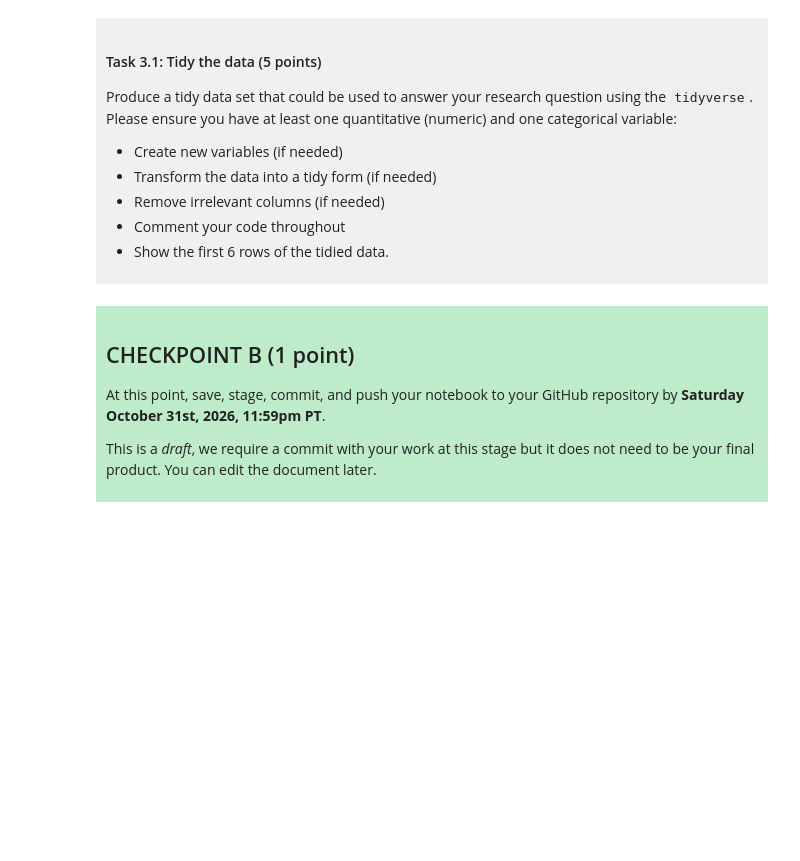
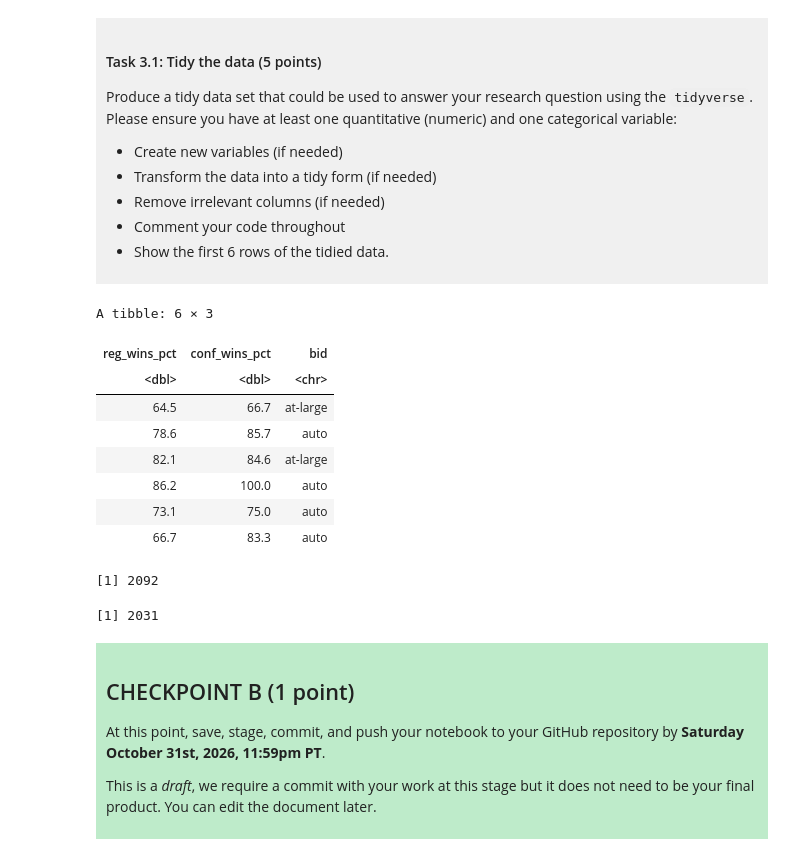
Before and after one commit to leonatsang806/dsci-100-project-leona-tsang, a Jupyter notebook: dsci-100-project-notebook.ipynb, the cells around one changed output. Cells and saved outputs as stored; diff of their text form; code cells hidden in the pictures; blank space fills up the shorter version.

Commit message:
Completed Checkpoint B
Decided on my research question and tidied my data

```diff
--- a/dsci-100-project-notebook.ipynb
+++ b/dsci-100-project-notebook.ipynb
@@ -208,7 +220,29 @@ Produce a tidy data set that could be used to answer your research question usin
 
 </div>
 # %%
-### EDIT THIS CODE CELL ###
+tidy_march_madness <- march_madness |>
+    select(reg_wins_pct, conf_wins_pct, bid)|>
+    na.omit()
+head(tidy_march_madness)
+#I am selecting only my columns of interest, which includes my predictor variables (reg_wins_pct and conf_wins_pct) and response variable (bid)
+#I also used na.omit to remove any rows containing NA values as NA values would interfere with further calculations.
+
+nrow(march_madness)
+nrow(tidy_march_madness)
+#I'm using nrow on my original and tidy data frames to see if using na.omit removed a significant amount of rows which may compromises my model.
+#As only 60 out of the 2092 total observations were removed, I decided that removing all NA rows would not significantly affect my model.
+# %% [output]
+A tibble: 6 × 3
+| reg_wins_pct | conf_wins_pct | bid |
+| <dbl> | <dbl> | <chr> |
+| 64.5 | 66.7 | at-large |
+| 78.6 | 85.7 | auto |
+| 82.1 | 84.6 | at-large |
+| 86.2 | 100.0 | auto |
+| 73.1 | 75.0 | auto |
+| 66.7 | 83.3 | auto |
+[1] 2092
+[1] 2031
 # %% [markdown]
 <div style="background-color: #beebca; padding: 10px;">
 
```
Also changed, not shown: parts of 3 cells of this notebook.
